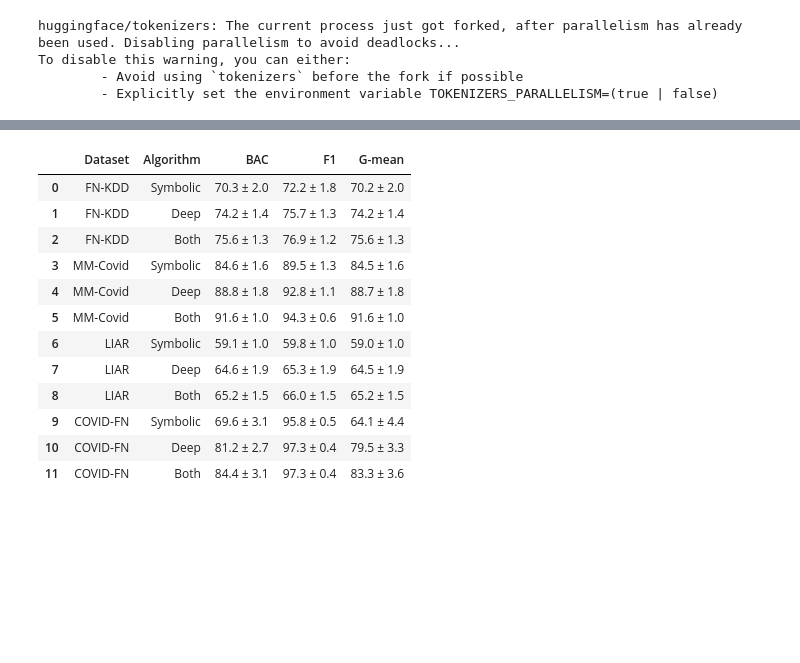
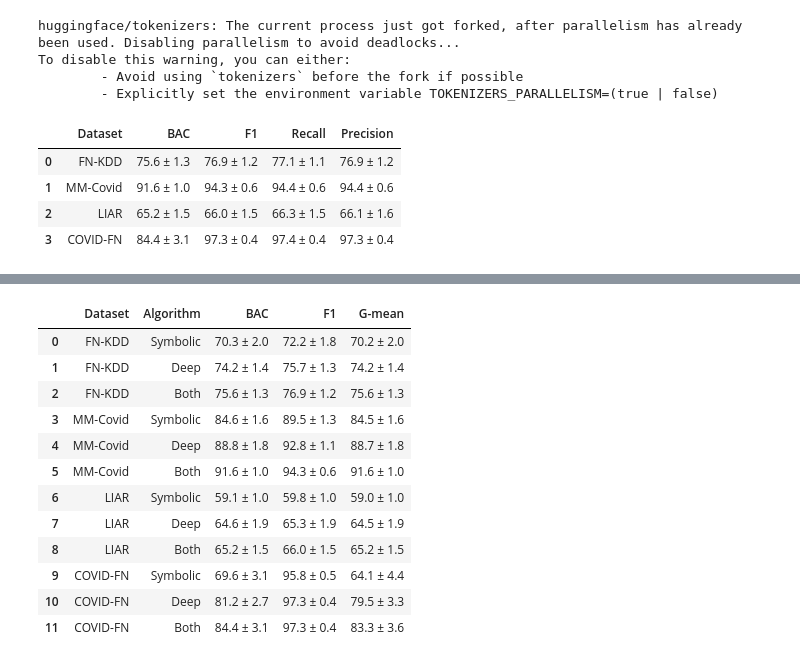
Before and after one commit to DrPenknife/swarog_exp, a Jupyter notebook: experiments/fngraphs/trustex.ipynb, the cells around one changed output, grey strips where cells are left out. Saved outputs shown, nothing was run; the diff lists cells and outputs as text; code cells hidden in the pictures; blank space fills up the shorter version.

```diff
--- a/experiments/fngraphs/trustex.ipynb
+++ b/experiments/fngraphs/trustex.ipynb
@@ -606,3 +610,23 @@ huggingface/tokenizers: The current process just got forked, after parallelism h
 To disable this warning, you can either:
         - Avoid using `tokenizers` before the fork if possible
         - Explicitly set the environment variable TOKENIZERS_PARALLELISM=(true | false)
+# %%
+con = sqlite3.connect("wyniki.db")
+proposed_table = pd.read_sql("""
+select X1.Dataset, X1.BAC, X2.F1, X3.Recall, X4.Precision from (select Datase as Dataset, Algorithm, Value || " ± " || Std as BAC from wyniki where Metric='BalancedAccuracy'
+and Algorithm="Both") as X1
+left outer join (select Datase as Dataset, Algorithm, Value || " ± " || Std as F1 from wyniki where Metric='F1'
+and Algorithm="Both") as X2 ON (X1.Dataset=X2.Dataset and X1.Algorithm=X2.Algorithm)
+left outer join (select Datase as Dataset, Algorithm, Value || " ± " || Std as Recall from wyniki where Metric='Recall'
+and Algorithm="Both") as X3 ON (X1.Dataset=X3.Dataset and X1.Algorithm=X3.Algorithm)
+left outer join (select Datase as Dataset, Algorithm, Value || " ± " || Std as Precision from wyniki where Metric='Precision'
+and Algorithm="Both") as X4 ON (X1.Dataset=X4.Dataset and X1.Algorithm=X4.Algorithm)
+""", con)
+con.close()
+proposed_table
+# %% [output]
+|  | Dataset | BAC | F1 | Recall | Precision |
+| 0 | FN-KDD | 75.6 ± 1.3 | 76.9 ± 1.2 | 77.1 ± 1.1 | 76.9 ± 1.2 |
+| 1 | MM-Covid | 91.6 ± 1.0 | 94.3 ± 0.6 | 94.4 ± 0.6 | 94.4 ± 0.6 |
+| 2 | LIAR | 65.2 ± 1.5 | 66.0 ± 1.5 | 66.3 ± 1.5 | 66.1 ± 1.6 |
+| 3 | COVID-FN | 84.4 ± 3.1 | 97.3 ± 0.4 | 97.4 ± 0.4 | 97.3 ± 0.4 |
```
Also changed, not shown: parts of 4 cells of this notebook, 8 other files.
